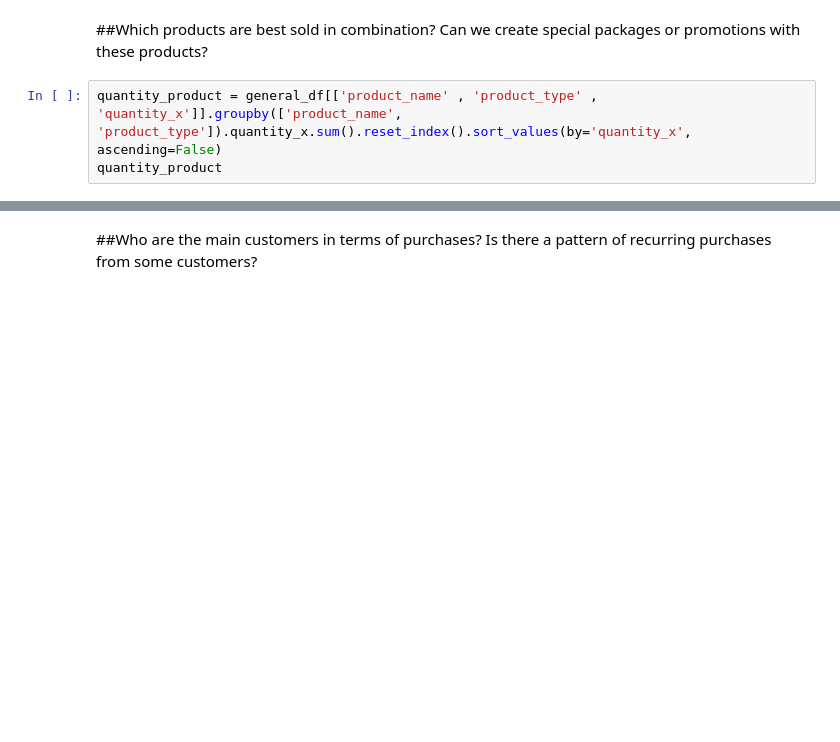
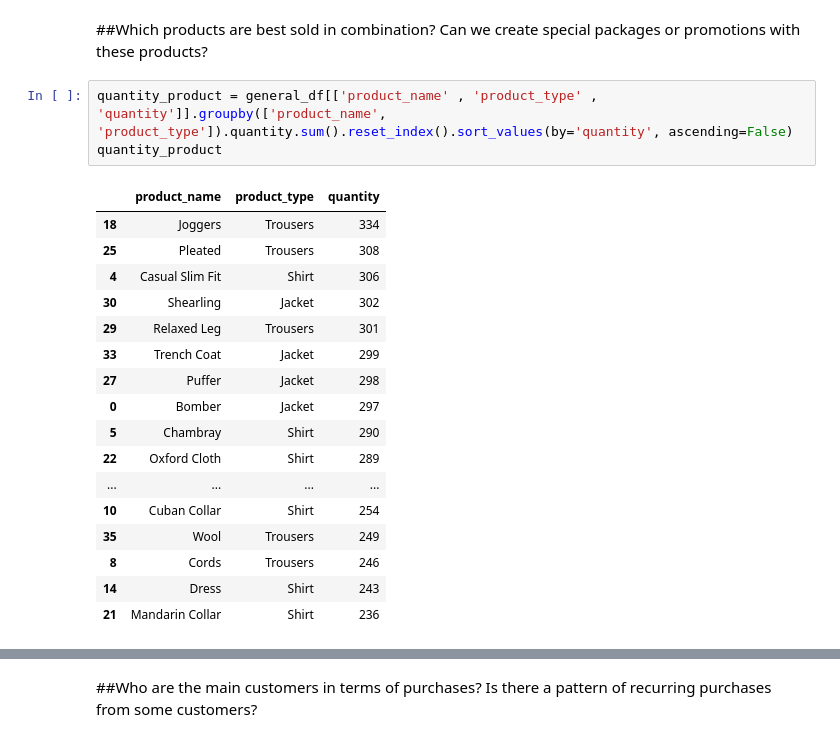
Before and after one commit to AmaroRegly/Trend_Store_Project, a Jupyter notebook: Trend_Project_Analysis.ipynb, the cells around one changed output, grey strips where cells are left out. Cells and saved outputs as stored; diff of their text form; blank space fills up the shorter version.

```diff
--- a/Trend_Project_Analysis.ipynb
+++ b/Trend_Project_Analysis.ipynb
@@ -227,7 +291,25 @@ plt.show()
 # %% [markdown]
 ##Which products are best sold in combination? Can we create special packages or promotions with these products?
 # %%
-quantity_product = general_df[['product_name' , 'product_type' , 'quantity_x']].groupby(['product_name', 'product_type']).quantity_x.sum().reset_index().sort_values(by='quantity_x', ascending=False)
+quantity_product = general_df[['product_name' , 'product_type' , 'quantity']].groupby(['product_name', 'product_type']).quantity.sum().reset_index().sort_values(by='quantity', ascending=False)
 quantity_product
+# %% [output]
+|  | product_name | product_type | quantity |
+| 18 | Joggers | Trousers | 334 |
+| 25 | Pleated | Trousers | 308 |
+| 4 | Casual Slim Fit | Shirt | 306 |
+| 30 | Shearling | Jacket | 302 |
+| 29 | Relaxed Leg | Trousers | 301 |
+| 33 | Trench Coat | Jacket | 299 |
+| 27 | Puffer | Jacket | 298 |
+| 0 | Bomber | Jacket | 297 |
+| 5 | Chambray | Shirt | 290 |
+| 22 | Oxford Cloth | Shirt | 289 |
+| ... | ... | ... | ... |
+| 10 | Cuban Collar | Shirt | 254 |
+| 35 | Wool | Trousers | 249 |
+| 8 | Cords | Trousers | 246 |
+| 14 | Dress | Shirt | 243 |
+| 21 | Mandarin Collar | Shirt | 236 |
 # %%
 plt.figure(figsize=(12, 6))
```
Also changed, not shown: parts of 31 cells of this notebook.
